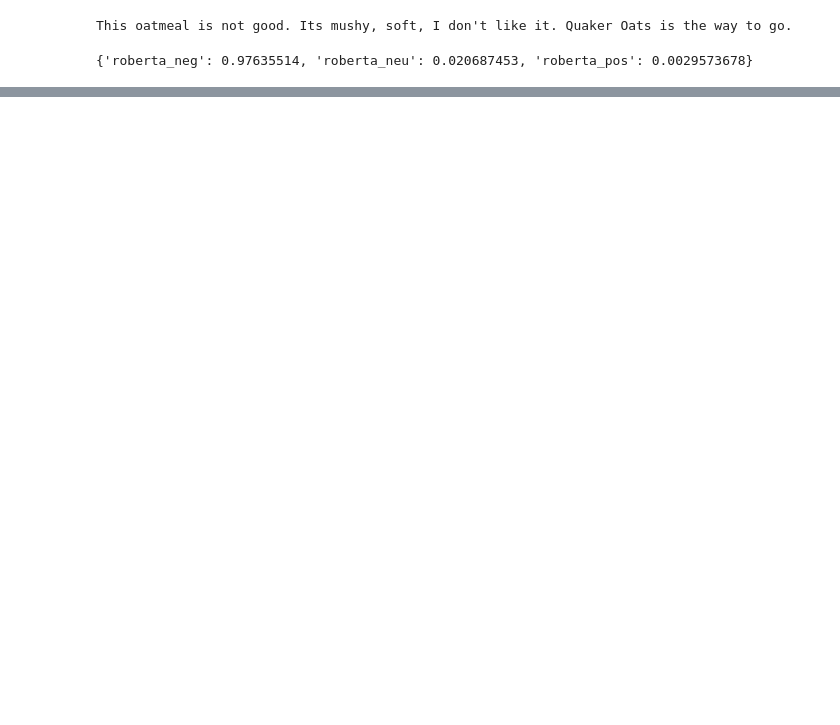
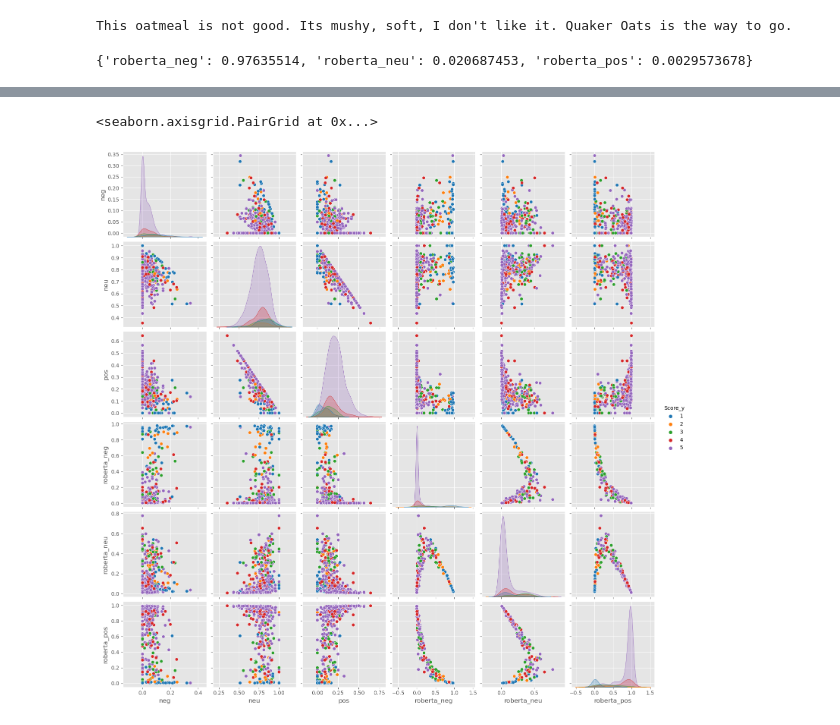
Before and after one commit to Rijja-Farhan/Sentiment-analysis-project, a Jupyter notebook: main.ipynb, the cells around one changed output, grey strips where cells are left out. Drawn from its saved outputs; the diff is of its cells as text; code cells hidden in the pictures; blank space fills up the shorter version.

```diff
--- a/main.ipynb
+++ b/main.ipynb
@@ -250,7 +224,7 @@ print(scores_dict)
 #now running this on entire data set
 
 def polarity_scores_roberta(example):
-    encodded_text=tokeizer(example,return_tensors='pt')
+    encodded_text=tokenizer(example,return_tensors='pt')
     output= model(**encodded_text)
     scores= output[0][0].detach().numpy()
     scores= softmax(scores)
@@ -265,9 +239,16 @@ def polarity_scores_roberta(example):
 # %%
 results={}
 for i, row in tqdm(df.iterrows(),total=len(df)):  #here i is the index of an element on df and  row is the content of that element
-    text=row['Text']
-    myid = row['Id']
-    vader_results[myid]=SentimentAnalyzerObject.polarity_scores(text)
-    roberta_result = polarity_scores_roberta(text)
-    break
+    try:
+        text=row['Text']
+        myid = row['Id']
+        vader_results = SentimentAnalyzerObject.polarity_scores(text)
+        vader_result_rename={}
+        for key, value in vader_results.items():
+            vader_result_rename[f"vader_{key}"] = value
+        roberta_result = polarity_scores_roberta(text)
+        both = vader_results | roberta_result
+        results[myid] = both
+    except RuntimeError:
+        print(f'broke for id{myid}')
 # %% [output]
@@ -274,0 +257,19 @@ NameError: name 'tqdm' is not defined
+# %%
+# Assuming 'results' is a dictionary containing results and 'df' is your DataFrame
+results_df = pd.DataFrame(results)
+
+# Transposing results_df
+results_df = results_df.T
+
+# Resetting the index and renaming the column to 'Id'
+results_df = results_df.reset_index().rename(columns={'index': 'Id'})
+
+# Convert 'Id' column in results_df to type object
+results_df['Id'] = results_df['Id'].astype(str)
+
+# Now perform the merge
+results_df = results_df.merge(df, on='Id', how='left')
+
+
+# Now perform the merge
+results_df = results_df.merge(df, on='Id', how='left')
@@ -274,0 +298,9 @@ NameError: name 'tqdm' is not defined
+# %%
+sns.pairplot(data=results_df,
+             vars=['neg', 'neu', 'pos', 'roberta_neg', 'roberta_neu', 'roberta_pos'],
+             hue='Score_y',  # Assuming 'ProductId' is the column you want to use for color differentiation
+             palette='tab10',
+             diag_kind='kde')
+# %% [output]
+<seaborn.axisgrid.PairGrid at 0x...>
+[figure, added]
```
Also changed, not shown: parts of 14 cells of this notebook.
